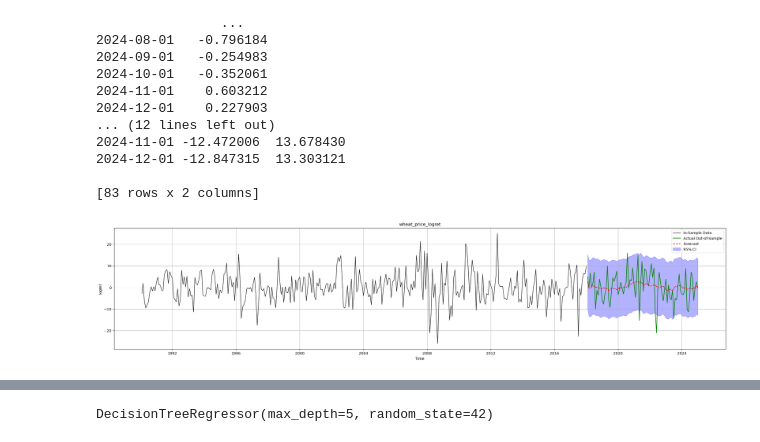
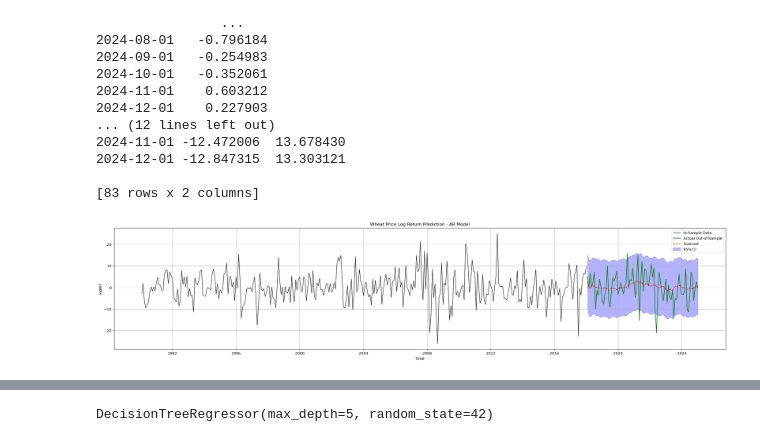
Before and after one commit to djwh1tmer/ML-Time-Series-Final-Project, a Jupyter notebook: Jupyter Notebooks/Final_Models_2.ipynb, the cells around one changed output, grey strips where cells are left out. Cells and saved outputs as stored; diff of their text form; code cells hidden in the pictures.

```diff
--- a/Jupyter Notebooks/Final_Models_2.ipynb
+++ b/Jupyter Notebooks/Final_Models_2.ipynb
@@ -71,25 +78,23 @@ Predicted values:
 
 [83 rows x 2 columns]
 # %%
-# Plot actual vs forecasted values
+# Plot actual vs forecasted values for ar model
 plt.figure(figsize=(30, 6))
 plt.plot(logret_df_train_data.index, logret_df_train_data["wheat_price_logret_future"], label="In-Sample Data", color="black", linewidth=1)
 plt.plot(logret_df_test_data.index, logret_df_test_data["wheat_price_logret_future"], label="Actual Out-of-Sample", color="green", linestyle="solid")
 plt.plot(logret_df_test_data.index, forecast_result_mean, label="Forecast", color="red", linestyle="dashed")
-# Plot confidence intervals
+#Plot confidence intervals
 plt.fill_between(logret_df_test_data.index, forecast_result_conf_int.lower, forecast_result_conf_int.upper, color="blue", alpha=0.3, label="95% CI")
 
-# Formatting
+#Formatting
 plt.xlabel("Time")
 plt.ylabel("logret")
-plt.title("wheat_price_logret")
+plt.title("Wheat Price Log Return Prediction - AR Model")
 plt.legend()
 plt.grid(True)
-
-# Show plot
 plt.show()
 # %% [output]
-[figure, old version]
+[figure, new version]
 # %%
 from statsmodels.tsa.arima.model import ARIMA
 import warnings
```
Also changed, not shown: parts of 33 cells of this notebook, 6 other files.
